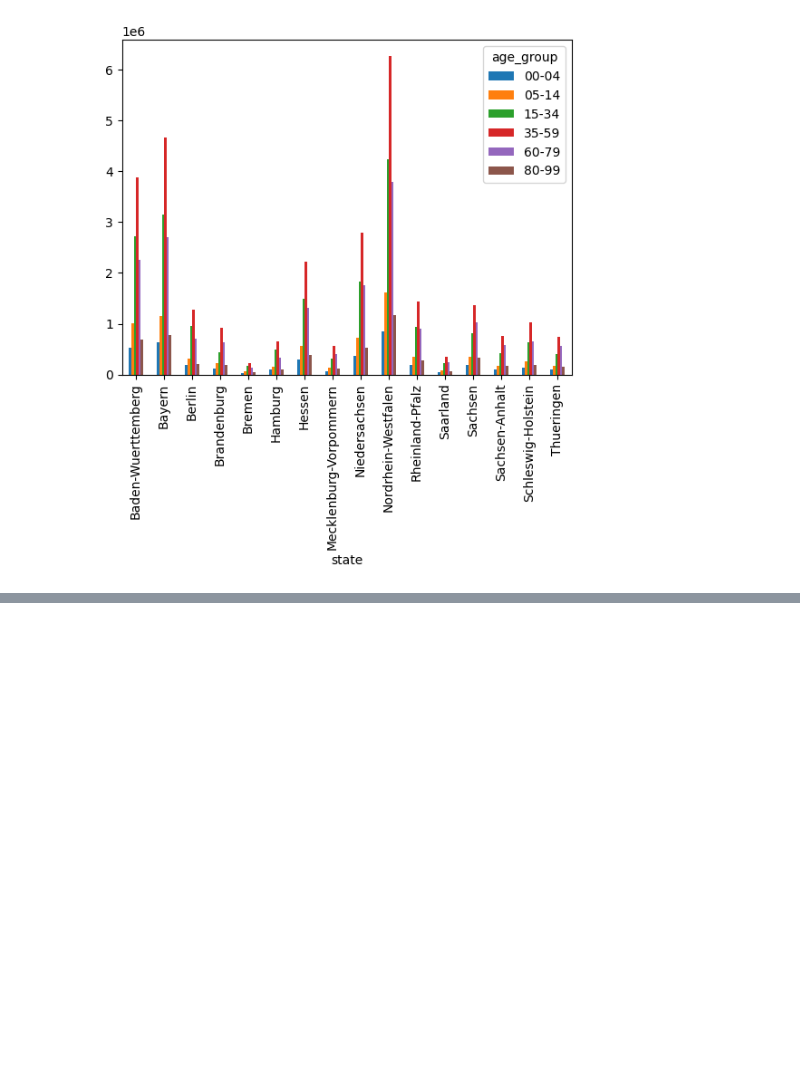
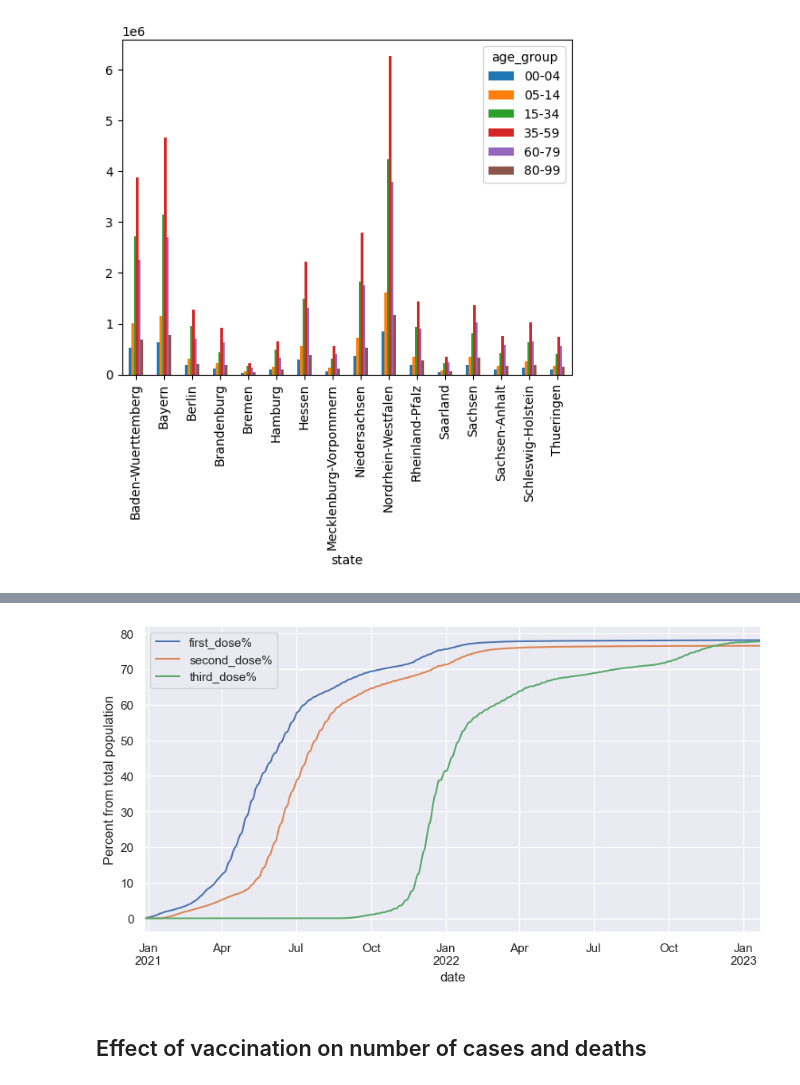
Before and after one commit to doctorf72/Naya-Practical-Data-Science-EDA-Project, a Jupyter notebook: COVID_Germany_Alin.ipynb, the cells around one changed output, grey strips where cells are left out. Saved outputs shown, nothing was run; the diff lists cells and outputs as text; code cells hidden in the pictures; blank space fills up the shorter version.

```diff
--- a/COVID_Germany_Alin.ipynb
+++ b/COVID_Germany_Alin.ipynb
@@ -431,0 +506,4 @@ plt.show()
+# %%
+#calculate cumsum for third dose
+vaccines['persons_third_cumul']=vaccines['doses_third'].cumsum()
+vaccines
@@ -431,0 +532,8 @@ plt.show()
+# %%
+#Total population in Germany
+print(demo['population'].sum())
+#calculate % of vaccinated with first, second, third dose out of total population
+vaccines['first_dose%']=(vaccines['persons_first_cumul']/demo['population'].sum())*100
+vaccines['second_dose%']=(vaccines['persons_full_cumul']/demo['population'].sum())*100
+vaccines['third_dose%']=(vaccines['persons_third_cumul']/demo['population'].sum())*100
+vaccines
@@ -431,0 +556,8 @@ plt.show()
+# %%
+#The percentage of total population is vaccinated?
+vaccines[['first_dose%','second_dose%','third_dose%']].plot(ylabel="Percent from total population", figsize=(10,5))
+plt.show()
+# %% [output]
+[figure, added]
+# %% [markdown]
+## Effect of vaccination on number of cases and deaths
```
Also changed, not shown: parts of 56 cells of this notebook.
